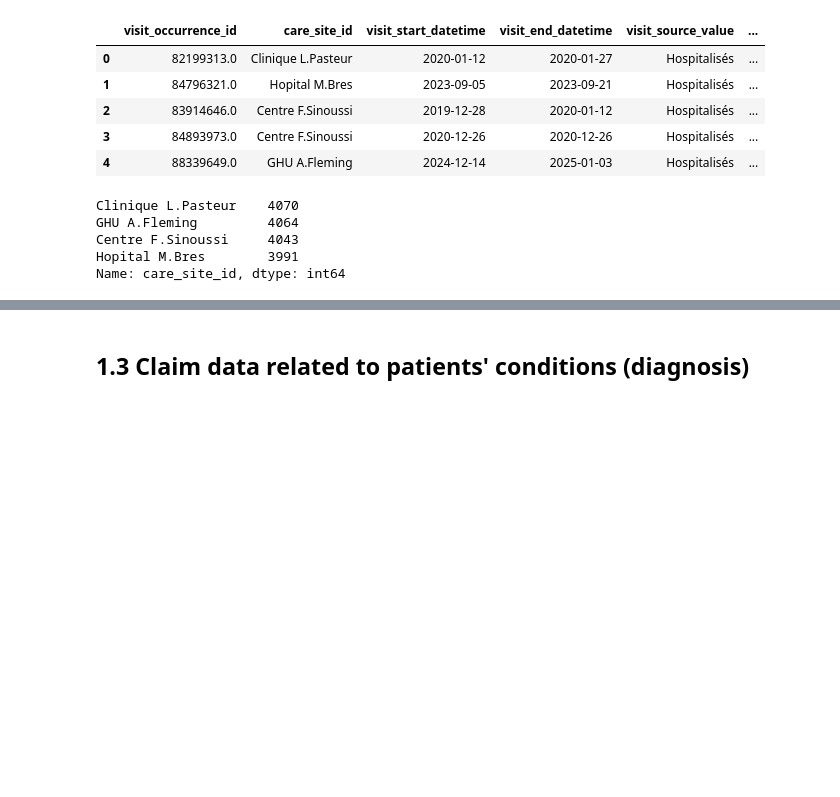
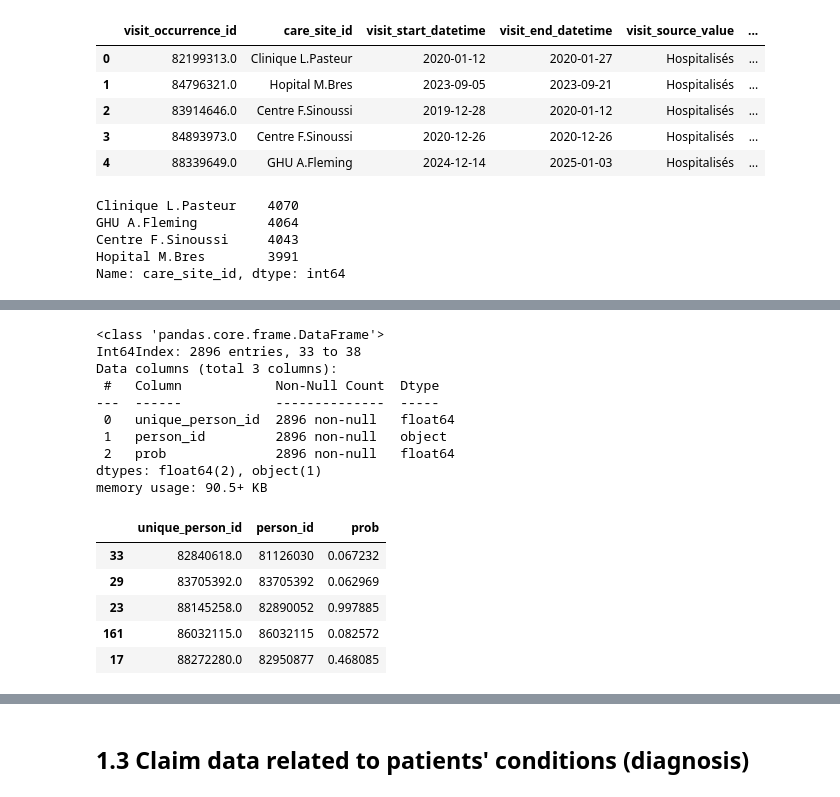
Before and after one commit to medazizbchir/EI, a Jupyter notebook: preprocessing.ipynb, the cells around one changed output, grey strips where cells are left out. Drawn from its saved outputs; the diff is of its cells as text; code cells hidden in the pictures; blank space fills up the shorter version.

```diff
--- a/preprocessing.ipynb
+++ b/preprocessing.ipynb
@@ -87,0 +132,21 @@ Name: care_site_id, dtype: int64
+# %%
+df_dedup_proba = pd.read_pickle('data/df_dedup_proba.pkl')
+df_dedup_proba.info()
+df_dedup_proba.head()
+# %% [output]
+<class 'pandas.core.frame.DataFrame'>
+Int64Index: 2896 entries, 33 to 38
+Data columns (total 3 columns):
+ #   Column            Non-Null Count  Dtype
+---  ------            --------------  -----
+ 0   unique_person_id  2896 non-null   float64
+ 1   person_id         2896 non-null   object
+ 2   prob              2896 non-null   float64
+dtypes: float64(2), object(1)
+memory usage: 90.5+ KB
+|  | unique_person_id | person_id | prob |
+| 33 | 82840618.0 | 81126030 | 0.067232 |
+| 29 | 83705392.0 | 83705392 | 0.062969 |
+| 23 | 88145258.0 | 82890052 | 0.997885 |
+| 161 | 86032115.0 | 86032115 | 0.082572 |
+| 17 | 88272280.0 | 82950877 | 0.468085 |
```
Also changed, not shown: parts of 8 cells of this notebook.
